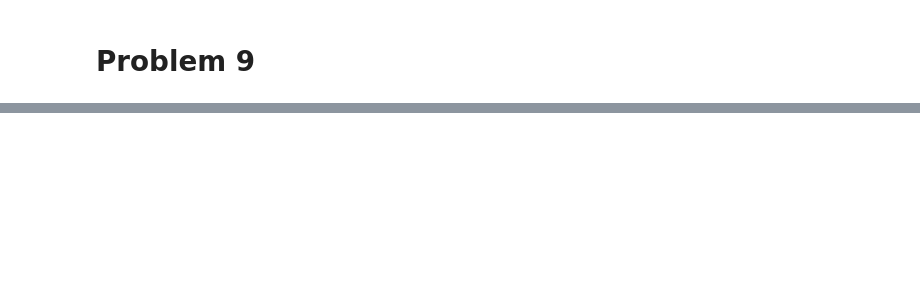
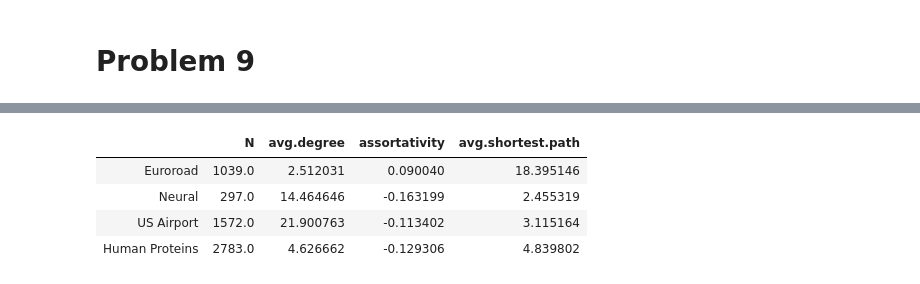
Before and after one commit to matheushjs/sandbox, a Jupyter notebook: complex_nets/lista2.ipynb, the cells around one changed output, grey strips where cells are left out. Saved outputs shown, nothing was run; the diff lists cells and outputs as text; code cells hidden in the pictures; blank space fills up the shorter version.

```diff
--- a/complex_nets/lista2.ipynb
+++ b/complex_nets/lista2.ipynb
@@ -1250,0 +1303,10 @@ for idx, key in enumerate(results.keys()):
+# %%
+df = pd.DataFrame(np.array(result), columns=["N", "avg.degree", "assortativity", "avg.shortest.path"])
+df.index = allNames
+df
+# %% [output]
+|  | N | avg.degree | assortativity | avg.shortest.path |
+| Euroroad | 1039.0 | 2.512031 | 0.090040 | 18.395146 |
+| Neural | 297.0 | 14.464646 | -0.163199 | 2.455319 |
+| US Airport | 1572.0 | 21.900763 | -0.113402 | 3.115164 |
+| Human Proteins | 2783.0 | 4.626662 | -0.129306 | 4.839802 |
```
Also changed, not shown: parts of 12 cells of this notebook.
